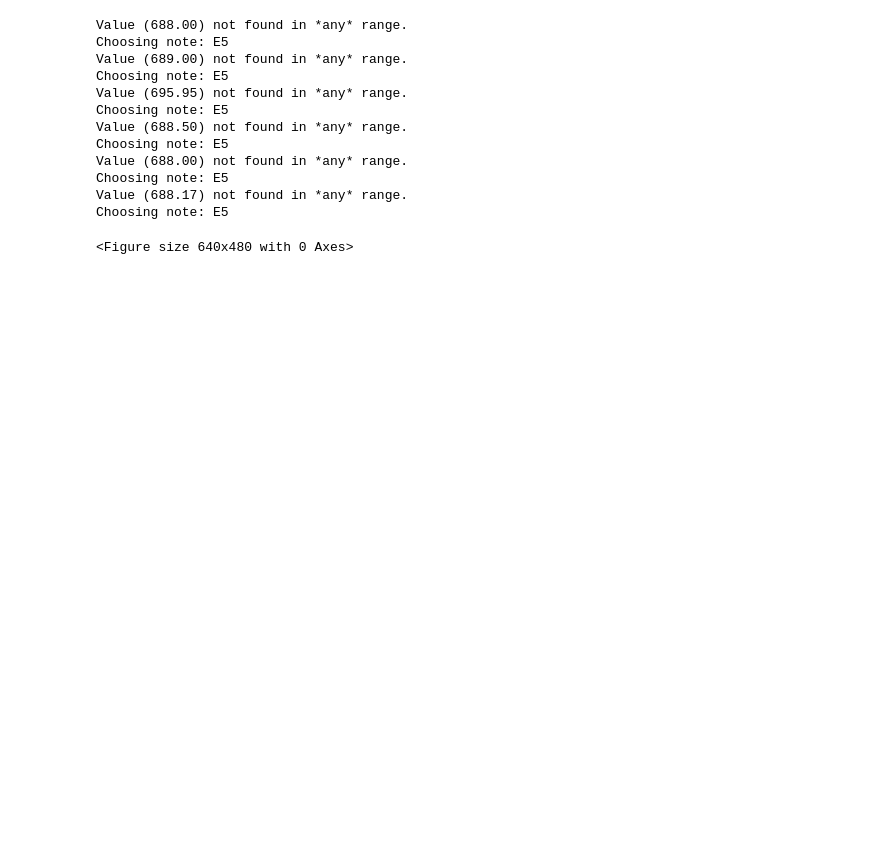
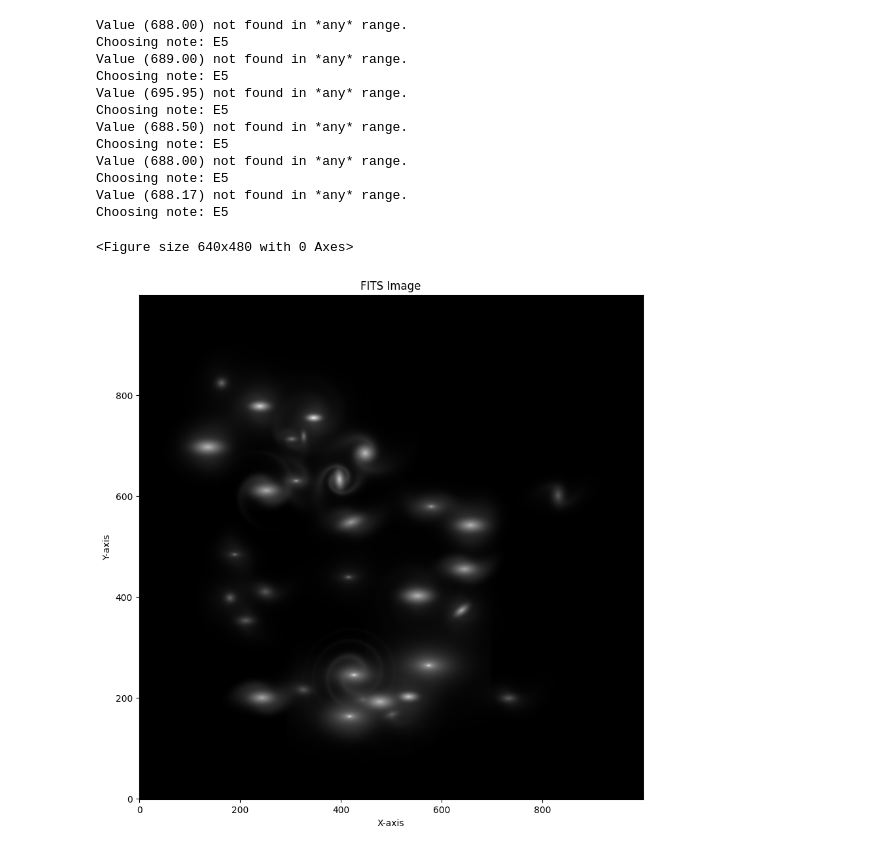
Before and after one commit to MatthewPortman/galaxymusic, a Jupyter notebook: galaxy_music.ipynb, the cells around one changed output. Drawn from its saved outputs; the diff is of its cells as text; code cells hidden in the pictures; blank space fills up the shorter version.

```diff
--- a/galaxy_music.ipynb
+++ b/galaxy_music.ipynb
@@ -12,7 +12,7 @@ from visualization import generate_mosaic
 import numpy as np
 import matplotlib.pyplot as plt
 # %%
-def binary_search_ranges(ranges, values : list) -> list[tuple[str, float]]:
+def binary_search_ranges(ranges_for_search, values : list) -> list[tuple[str, float]]:
     """
     Wrapper for binary search on a list of values in a list of ranges
     """
@@ -86,6 +75,15 @@ previous = False
 # %%
 if __name__ == "__main__":
     plt.clf()
+
+    g_prefix = "galaxy"
+    g_number = 0
+
+    cwd = Path.cwd()
+
+    IN_DIR  = pj(cwd, "music-in")
+    TMP_DIR = pj(cwd, "music-tmp")
+    OUT_DIR = pj(cwd, "music-out")
 
     gname = "template"
     music_filename = "brown_alma_mater.mp3"
@@ -93,16 +91,12 @@ if __name__ == "__main__":
     height = 1000
     width  = 1000
     # square
-    model_dim    = 200
+    model_dim    = 250
     model_offset = model_dim//2
 
     initial_seed_value = 42
 
     image_array = np.zeros((height, width))
-
-    list_o_notes = []
-    volumes      = []
-    all_models   = []
 
     if not exists(pj(OUT_DIR, gname)):
         pj(OUT_DIR, gname).mkdir()
@@ -114,6 +108,10 @@ if __name__ == "__main__":
     delay = 0.5
     signal, sample_rate, time_array = load_audio(music_filename, delay = delay)
 
+    list_o_notes = []
+    volumes      = []
+    all_models   = []
+
     # Every 2 seconds
     time_step   = 2
     t_step_size = time_step * sample_rate
@@ -122,10 +120,12 @@ if __name__ == "__main__":
     # Written as such to prepare for async processing
     for t_step in range(t_initial, len(time_array), t_step_size):
 
-        selected_peaks, volume = time_step_analysis(signal, sample_rate)
+        signal_cut = signal[t_step - t_step_size : t_step]
+        selected_peaks, volume = time_step_analysis(signal_cut, sample_rate)
+        if selected_peaks is None:
+            continue
         peak_notes = binary_search_ranges(note_ranges_for_search, selected_peaks)
-        if peak_notes is None:
-            continue
+
 
         list_o_notes.append(peak_notes)
         volumes.append(volume)
@@ -153,7 +153,7 @@ if __name__ == "__main__":
     max_volume   = np.max(volumes)
     min_volume   = np.min(volumes)
 
-    norm_volumes = (volumes - min_volume)/(max_volume - min_volume)
+    norm_volumes = (volumes - min_volume)/(1 + max_volume - min_volume)
 
     seed_value = initial_seed_value
     for i, (notes_chunk, norm_volume) in enumerate(zip(list_o_notes, norm_volumes)):
@@ -176,31 +176,32 @@ if __name__ == "__main__":
                 note_priority_map,
                 notes_chunk,
                 norm_volume,
                 i
         )
 
         image_array += process_galfit_output(
                 output_filename,
                 height,
                 width,
                 x_pos,
                 y_pos,
                 model_dim,
                 model_offset
         )
 
-        _ = generate_mosaic(image_array)
+    _ = generate_mosaic(image_array)
 # %% [output]
 Value (688.00) not found in *any* range.
 Choosing note: E5
 Value (689.00) not found in *any* range.
 Choosing note: E5
 Value (695.95) not found in *any* range.
 Choosing note: E5
 Value (688.50) not found in *any* range.
 Choosing note: E5
 Value (688.00) not found in *any* range.
 Choosing note: E5
 Value (688.17) not found in *any* range.
 Choosing note: E5
 <Figure size 640x480 with 0 Axes>
+[figure, added]
```
Also changed, not shown: parts of 2 cells of this notebook.
